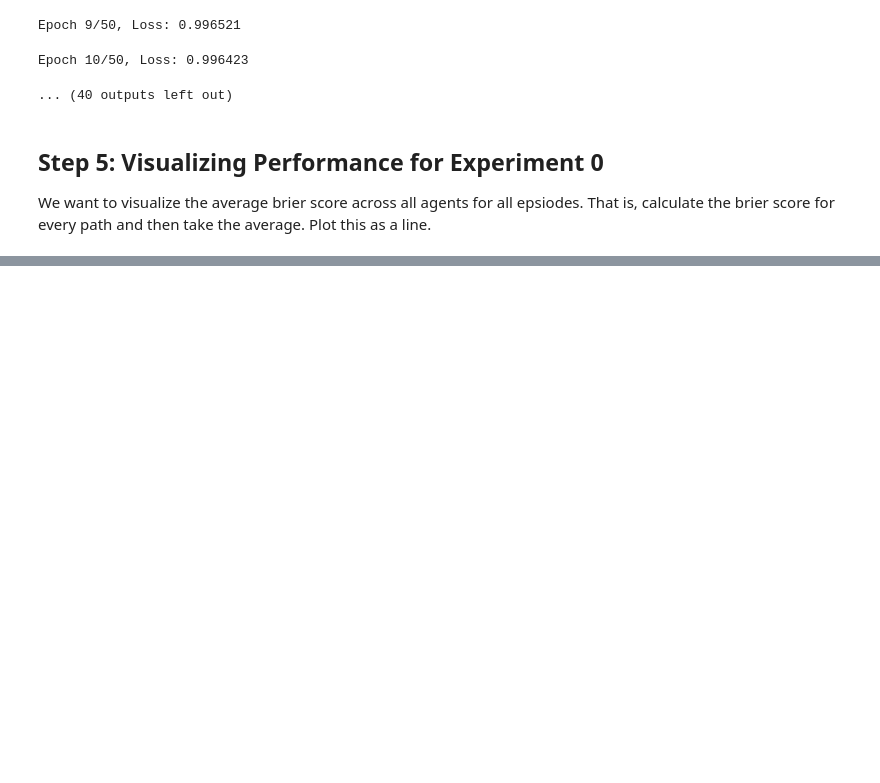
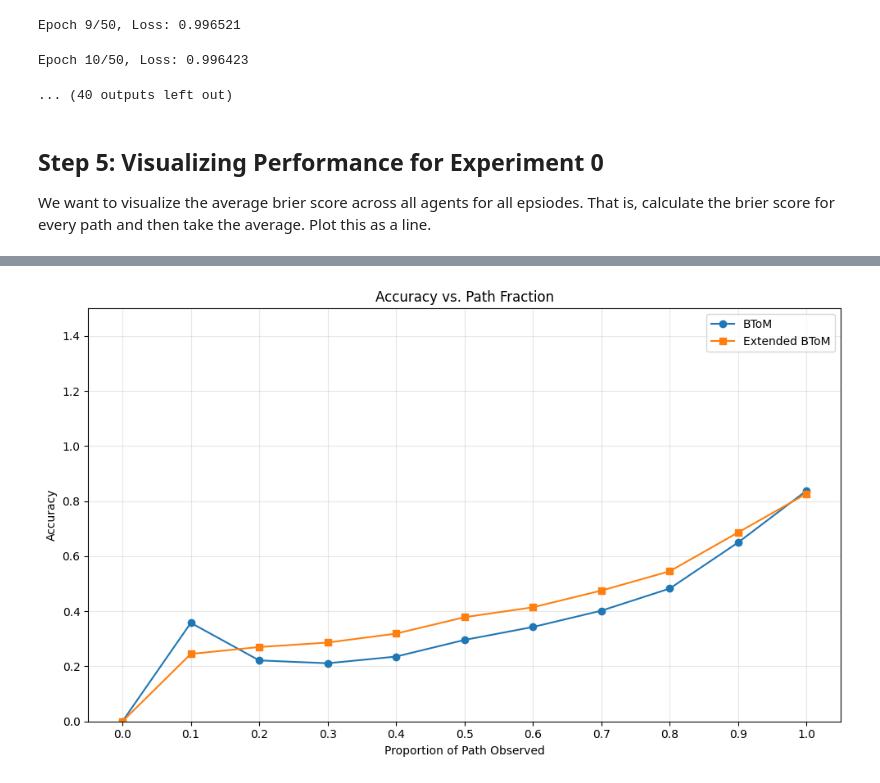
Before and after one commit to NigelDoering/Theory-of-mind, a Jupyter notebook: notebooks/Campus_Experiment_0.ipynb, the cells around one changed output, grey strips where cells are left out. Saved outputs shown, nothing was run; the diff lists cells and outputs as text; code cells hidden in the pictures; blank space fills up the shorter version.

```diff
--- a/notebooks/Campus_Experiment_0.ipynb
+++ b/notebooks/Campus_Experiment_0.ipynb
@@ -424,3 +403,20 @@ for episode in range(len(goal_data)):
+# %%
+# BToM Scores
+btom_acc = []
+for episode in range(len(goal_data)):
+    for agent in agents:
+        btom_acc.append(accuracy_along_path(path_data[episode][agent.id],
+                                  goal_data[episode][agent.id],
+                                  posteriors_data[episode][agent.id],
+                                  goals))
+# Extended BToM Scores
+ext_acc = []
+for episode in range(len(goal_data)):
+    for agent in agents:
+        ext_acc.append(accuracy_along_path(path_data[episode][agent.id],
+                                  goal_data[episode][agent.id],
+                                  ext_posteriors_data[episode][agent.id],
+                                  goals))
 # %%
 import numpy as np
 import matplotlib.pyplot as plt
@@ -454,0 +448,28 @@ plt.show()
+# %%
+import numpy as np
+import matplotlib.pyplot as plt
+
+# Suppose `scores` is your (n_trajectories × n_fractions) array:
+arr = np.array(btom_acc)  # shape (N, 11)
+ext_arr  = np.array(ext_acc)
+props = np.linspace(0, 1, arr.shape[1])
+
+# Compute mean
+mean_base = arr.mean(axis=0)
+mean_ext  = ext_arr.mean(axis=0)
+
+plt.figure(figsize=(10,6))
+plt.plot(props, mean_base, '-o', label='BToM')
+plt.plot(props, mean_ext,  '-s', label='Extended BToM')
+
+plt.xlabel('Proportion of Path Observed')
+plt.ylabel('Accuracy')
+plt.title('Accuracy vs. Path Fraction')
+plt.xticks(props)
+plt.ylim(0, 1.5)
+plt.grid(alpha=0.3)
+plt.legend()
+plt.tight_layout()
+plt.show()
+# %% [output]
+[figure, added]
```
Also changed, not shown: parts of 9 cells of this notebook, 1 other file.
